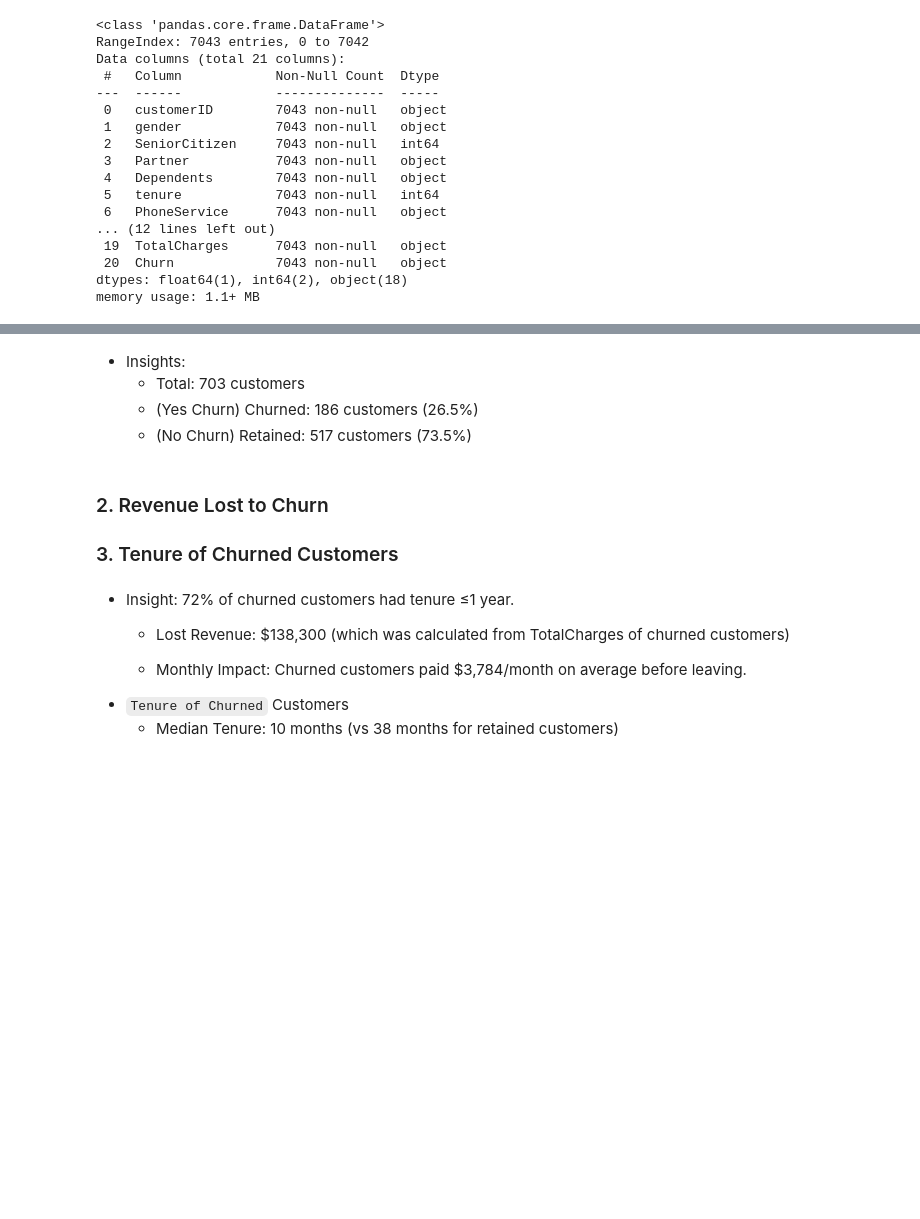
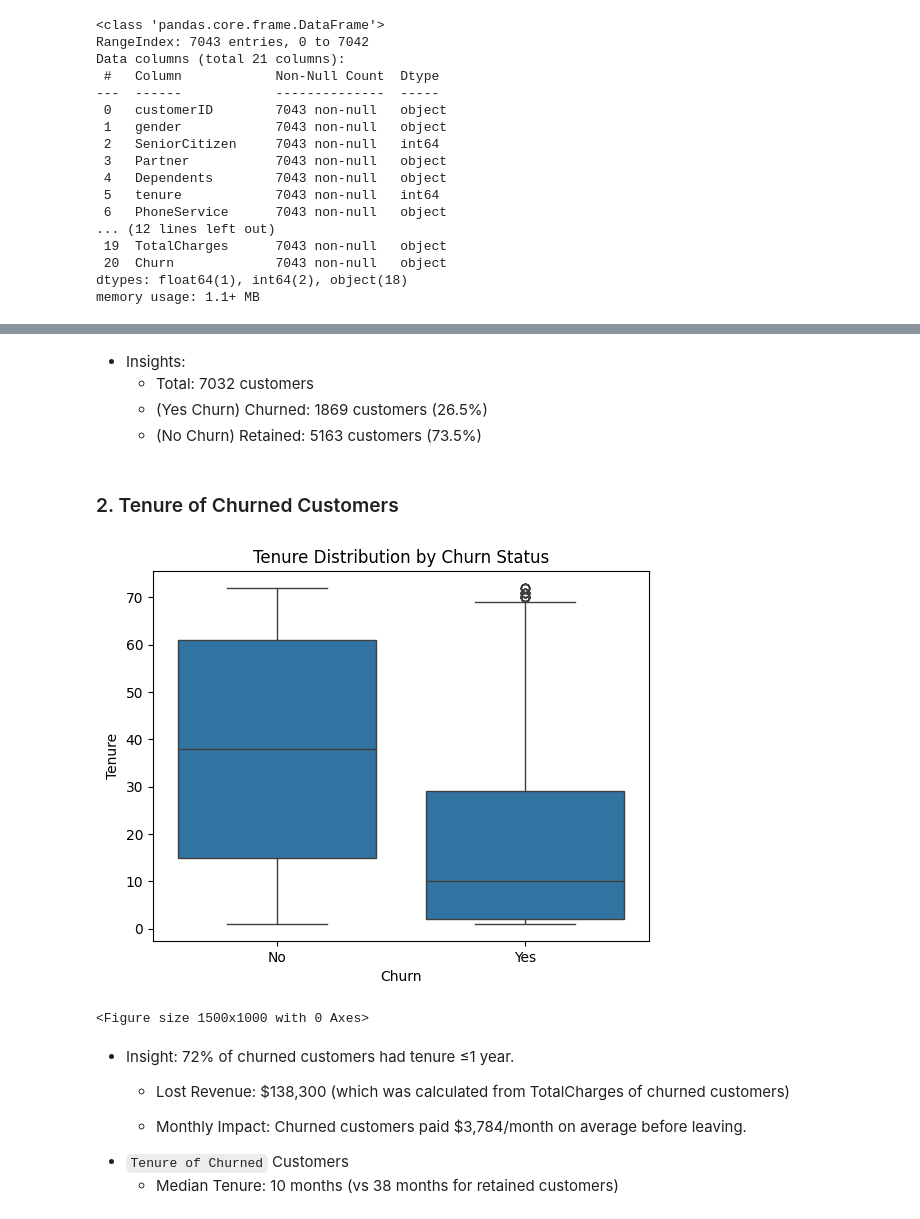
Before and after one commit to myname1sace/LEARN, a Jupyter notebook: Lambda_Churn.ipynb, the cells around one changed output, grey strips where cells are left out. Cells and saved outputs as stored; diff of their text form; code cells hidden in the pictures; blank space fills up the shorter version.

```diff
--- a/Lambda_Churn.ipynb
+++ b/Lambda_Churn.ipynb
@@ -109,0 +158,6 @@ memory usage: 1.1+ MB
+# %%
+# Convert Senior Citizen column from 1/0 into YES/NO respectively for visuals
+df["SeniorCitizen"]= df["SeniorCitizen"].map({0: "No", 1: "Yes"})
+
+# Confirm new data changed
+df['SeniorCitizen'].value_counts()
@@ -109,0 +263,6 @@ memory usage: 1.1+ MB
+# %%
+# Create a new column 'TotalChargesNew'
+df["TotalChargesNew"] = df["tenure"] * df["MonthlyCharges"]
+
+# Select 'TotalCharges' and 'TotalChargesNew' to compare
+df[["TotalCharges", "TotalChargesNew"]]
@@ -109,0 +285,3 @@ memory usage: 1.1+ MB
+# %%
+# Drop 'TotalCharges'column
+df = df.drop('TotalCharges', axis=1)
@@ -109,0 +311,7 @@ memory usage: 1.1+ MB
+# %%
+# Rename the column names for uniformity
+df = df.rename(columns={"gender": "Gender", "tenure": "Tenure",
+                        "customerID": "CustomerID",
+                        "TotalChargesNew" : "TotalCharges"})
+# Column names
+df.columns
@@ -149,15 +404,18 @@ plt.show()
 # %% [markdown]
 * Insights:
-   - Total: 703 customers
-   - (Yes Churn) Churned: 186 customers (26.5%)
-   - (No Churn) Retained: 517 customers (73.5%)
+   - Total: 7032 customers
+   - (Yes Churn) Churned: 1869 customers (26.5%)
+   - (No Churn) Retained: 5163 customers (73.5%)
 # %% [markdown]
-### 2. Revenue Lost to Churn
-### 3. Tenure of Churned Customers
+### 2. Tenure of Churned Customers
 # %%
-sns.boxplot(x='Churn', y='tenure', data= df)
+sns.boxplot(x='Churn', y='Tenure', data= df)
 plt.title('Tenure Distribution by Churn Status')
+plt.figure(figsize=(15,10))
 plt.show()
+# %% [output]
+[figure, added]
+<Figure size 1500x1000 with 0 Axes>
 # %% [markdown]
 * Insight: 72% of churned customers had tenure ≤1 year.
     - Lost Revenue: $138,300  (which was calculated from TotalCharges of churned customers)
```
Also changed, not shown: parts of 161 cells of this notebook.
